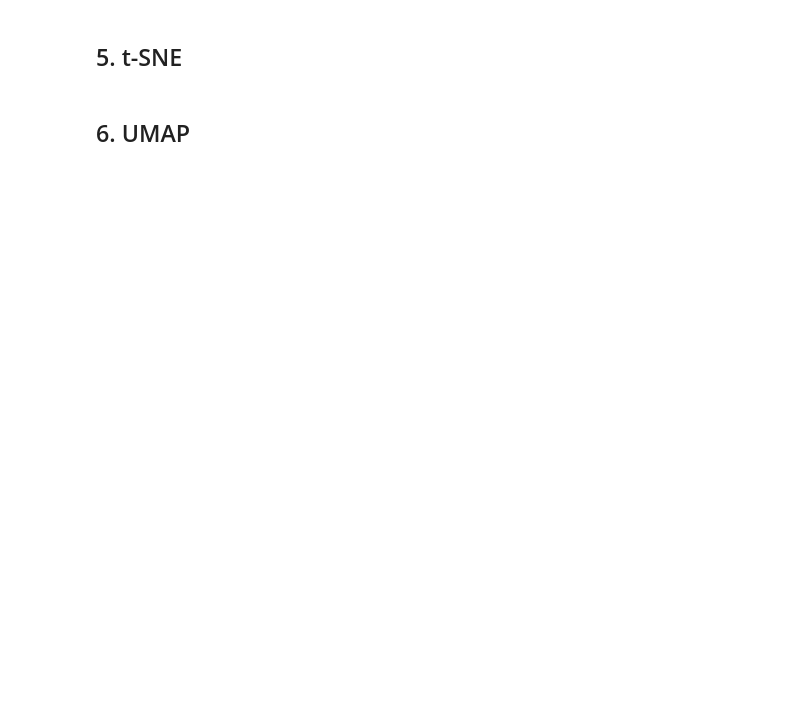
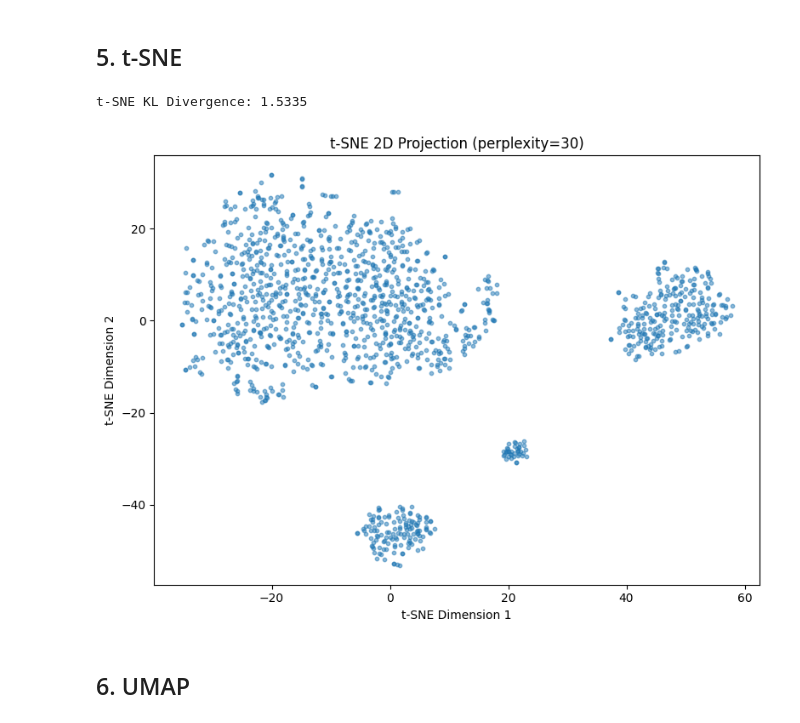
Before and after one commit to svenb23/ML-UL-FE, a Jupyter notebook: Notebooks/02_dimensionality_reduction.ipynb, the cells around one changed output. Saved outputs shown, nothing was run; the diff lists cells and outputs as text; code cells hidden in the pictures; blank space fills up the shorter version.

```diff
--- a/Notebooks/02_dimensionality_reduction.ipynb
+++ b/Notebooks/02_dimensionality_reduction.ipynb
@@ -56,4 +92,22 @@ plt.show()
 # %% [markdown]
 ## 5. t-SNE
+# %%
+from sklearn.manifold import TSNE
+
+tsne = TSNE(n_components=2, perplexity=30, random_state=42, n_jobs=-1)
+X_tsne = tsne.fit_transform(X_scaled)
+
+print(f"t-SNE KL Divergence: {tsne.kl_divergence_:.4f}")
+
+fig, ax = plt.subplots(figsize=(8, 6))
+ax.scatter(X_tsne[:, 0], X_tsne[:, 1], alpha=0.5, s=10)
+ax.set_xlabel('t-SNE Dimension 1')
+ax.set_ylabel('t-SNE Dimension 2')
+ax.set_title('t-SNE 2D Projection (perplexity=30)')
+plt.tight_layout()
+plt.show()
+# %% [output]
+t-SNE KL Divergence: 1.5335
+[figure, added]
 # %% [markdown]
 ## 6. UMAP
```
Also changed, not shown: parts of 3 cells of this notebook, 1 other file.
